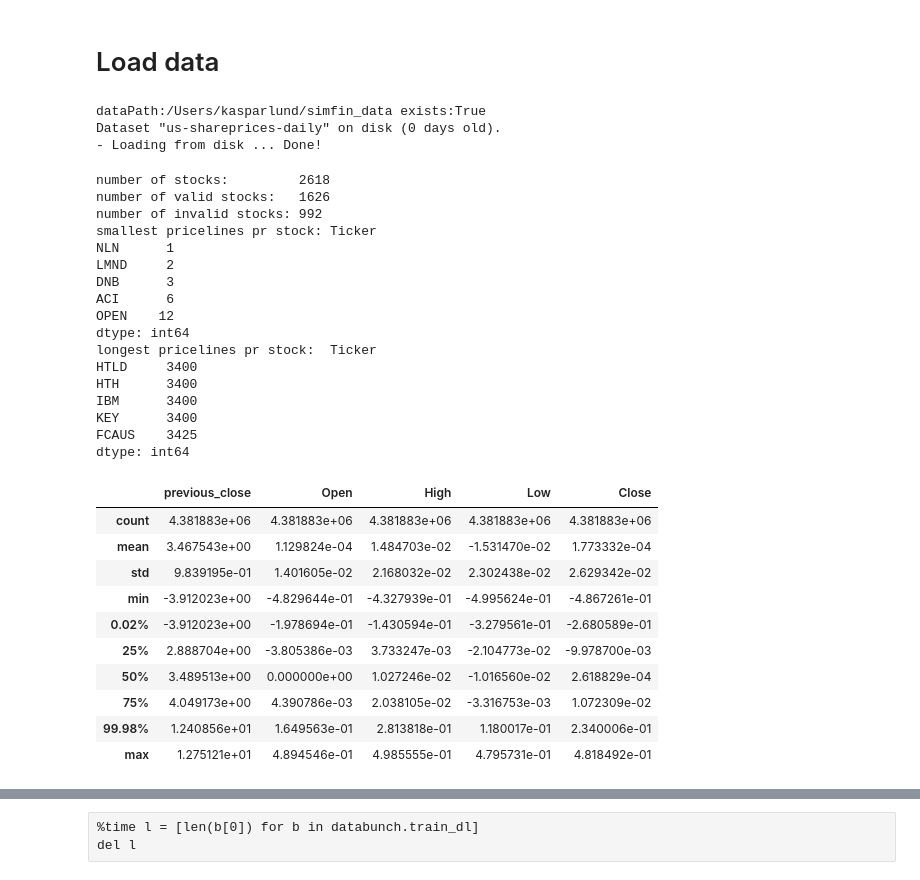
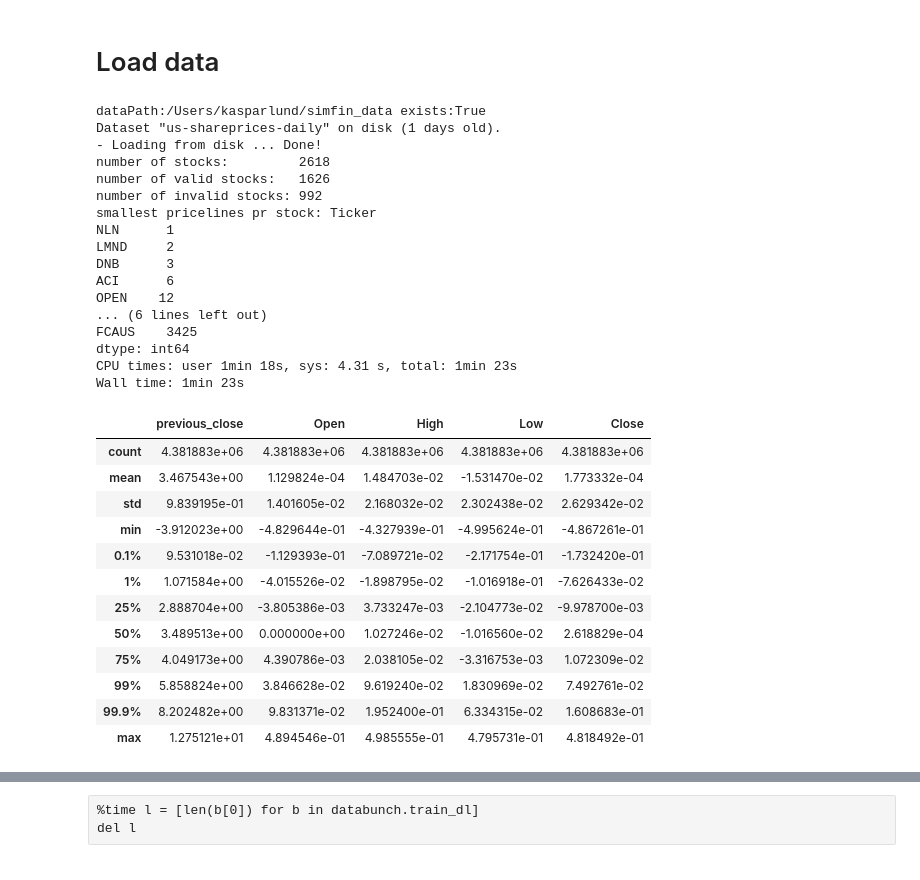
Before and after one commit to kasparlund/ai, a Jupyter notebook: fin_02_simfin_training.ipynb, the cells around one changed output, grey strips where cells are left out. Saved outputs shown, nothing was run; the diff lists cells and outputs as text; code cells hidden in the pictures.

```diff
--- a/fin_02_simfin_training.ipynb
+++ b/fin_02_simfin_training.ipynb
@@ -169,14 +168,13 @@ class DenseResNetModel(nn.Module):
 # %% [markdown]
 # Load data
-# %%
-df_prices = loadShareprices()
-# %% [output]
-dataPath:/Users/kasparlund/simfin_data exists:True
-Dataset "us-shareprices-daily" on disk (0 days old).
-- Loading from disk ... Done!
 # %%
+%%time
+df_prices = loadShareprices()
 df_prices, stocks, validStocks, inValidStocks = procesSharePrices(df_prices)
 # %% [output]
+dataPath:/Users/kasparlund/simfin_data exists:True
+Dataset "us-shareprices-daily" on disk (1 days old).
+- Loading from disk ... Done!
 number of stocks:         2618
 number of valid stocks:   1626
 number of invalid stocks: 992
@@ -186,29 +184,28 @@ LMND     2
 DNB      3
 ACI      6
 OPEN    12
-dtype: int64
-longest pricelines pr stock:  Ticker
-HTLD     3400
-HTH      3400
-IBM      3400
-KEY      3400
+... (6 lines left out)
 FCAUS    3425
 dtype: int64
+CPU times: user 1min 18s, sys: 4.31 s, total: 1min 23s
+Wall time: 1min 23s
 # %%
 #statistics on the mature stocks
-stats = df_prices.loc[validStocks,[PREV_CLOSE,OPEN,HIGH,LOW,CLOSE]].describe(percentiles=[0.0002, 0.25, 0.75, 0.9998])
+stats = df_prices.loc[validStocks,[PREV_CLOSE,OPEN,HIGH,LOW,CLOSE]].describe(percentiles=[0.001, 0.01, 0.25, 0.75, 0.99, 0.999])
 stats
 # %% [output]
 |  | previous_close | Open | High | Low | Close |
 | count | 4.381883e+06 | 4.381883e+06 | 4.381883e+06 | 4.381883e+06 | 4.381883e+06 |
 | mean | 3.467543e+00 | 1.129824e-04 | 1.484703e-02 | -1.531470e-02 | 1.773332e-04 |
 | std | 9.839195e-01 | 1.401605e-02 | 2.168032e-02 | 2.302438e-02 | 2.629342e-02 |
 | min | -3.912023e+00 | -4.829644e-01 | -4.327939e-01 | -4.995624e-01 | -4.867261e-01 |
-| 0.02% | -3.912023e+00 | -1.978694e-01 | -1.430594e-01 | -3.279561e-01 | -2.680589e-01 |
+| 0.1% | 9.531018e-02 | -1.129393e-01 | -7.089721e-02 | -2.171754e-01 | -1.732420e-01 |
+| 1% | 1.071584e+00 | -4.015526e-02 | -1.898795e-02 | -1.016918e-01 | -7.626433e-02 |
 | 25% | 2.888704e+00 | -3.805386e-03 | 3.733247e-03 | -2.104773e-02 | -9.978700e-03 |
 | 50% | 3.489513e+00 | 0.000000e+00 | 1.027246e-02 | -1.016560e-02 | 2.618829e-04 |
 | 75% | 4.049173e+00 | 4.390786e-03 | 2.038105e-02 | -3.316753e-03 | 1.072309e-02 |
-| 99.98% | 1.240856e+01 | 1.649563e-01 | 2.813818e-01 | 1.180017e-01 | 2.340006e-01 |
+| 99% | 5.858824e+00 | 3.846628e-02 | 9.619240e-02 | 1.830969e-02 | 7.492761e-02 |
+| 99.9% | 8.202482e+00 | 9.831371e-02 | 1.952400e-01 | 6.334315e-02 | 1.608683e-01 |
 | max | 1.275121e+01 | 4.894546e-01 | 4.985555e-01 | 4.795731e-01 | 4.818492e-01 |
 # %%
 %%time
```
Also changed, not shown: parts of 31 cells of this notebook, 3 other files.
